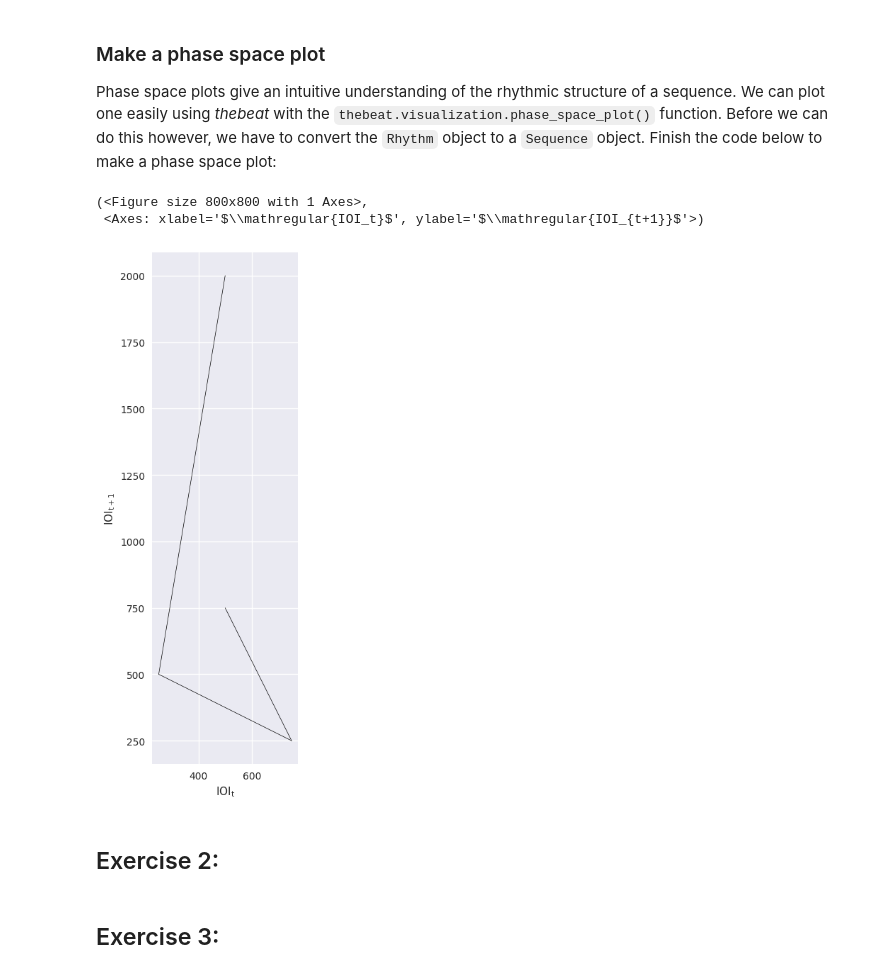
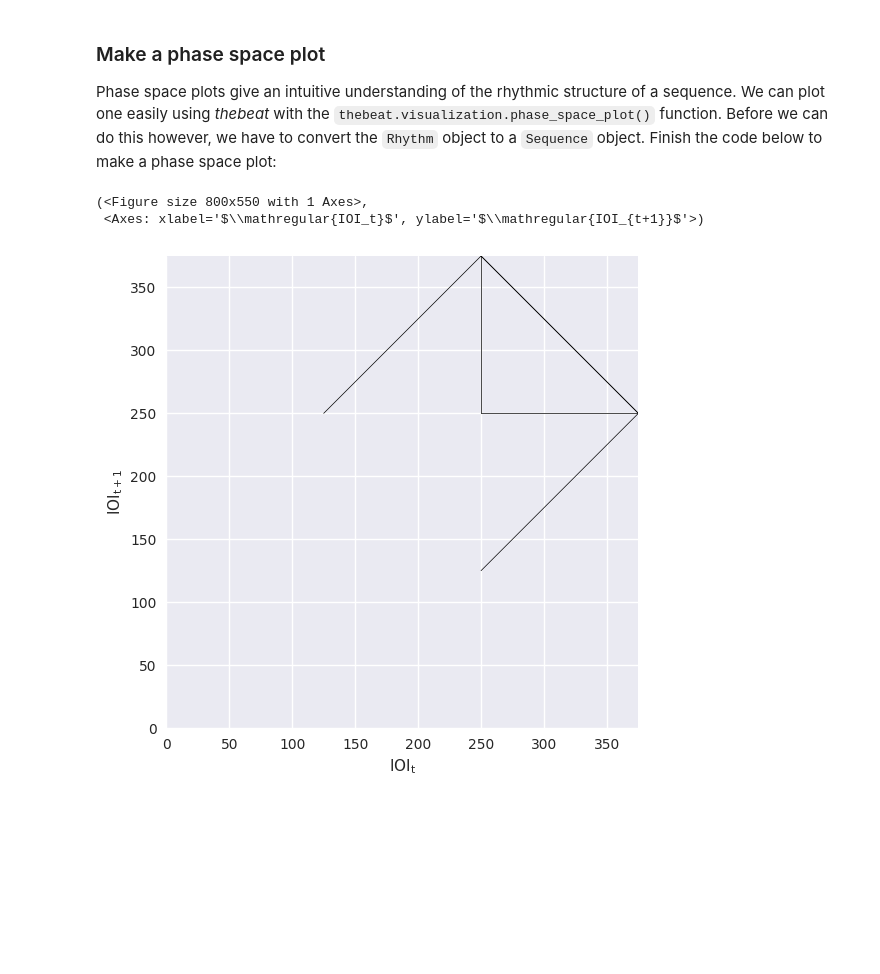
Before and after one commit to Jellevanderwerff/st_etienne_winterschool, a Jupyter notebook: notebooks/beginner.ipynb, the cells around one changed output. Cells and saved outputs as stored; diff of their text form; code cells hidden in the pictures; blank space fills up the shorter version.

```diff
--- a/notebooks/beginner.ipynb
+++ b/notebooks/beginner.ipynb
@@ -143,0 +143,3 @@ rhythm.plot_rhythm()
+# %%
+rhythm = thebeat.music.Rhythm.from_fractions([1/8, 1/4, 3/8, 1/4, 1/4, 3/8, 1/4, 1/8], time_signature=(4, 4), beat_ms=250)
+rhythm.plot_rhythm()
@@ -148,14 +153,9 @@ Phase space plots give an intuitive understanding of the rhythmic structure of a
 # %%
 # Convert Rhythm to Sequence
 rhythm_sequence = rhythm.to_sequence()
 
 # Make phase space plot, enter your code below:
-thebeat.visualization.phase_space_plot(rhythm_sequence, figsize=(8, 8))
 # %% [output]
-(<Figure size 800x800 with 1 Axes>,
+(<Figure size 800x550 with 1 Axes>,
  <Axes: xlabel='$\\mathregular{IOI_t}$', ylabel='$\\mathregular{IOI_{t+1}}$'>)
-[figure, old version]
+[figure, new version]
-# %% [markdown]
-## Exercise 2:  <a name="Exercise2"></a>
-# %% [markdown]
-## Exercise 3:  <a name="Exercise3"></a>
```
Also changed, not shown: parts of 30 cells of this notebook, 3 other files.
